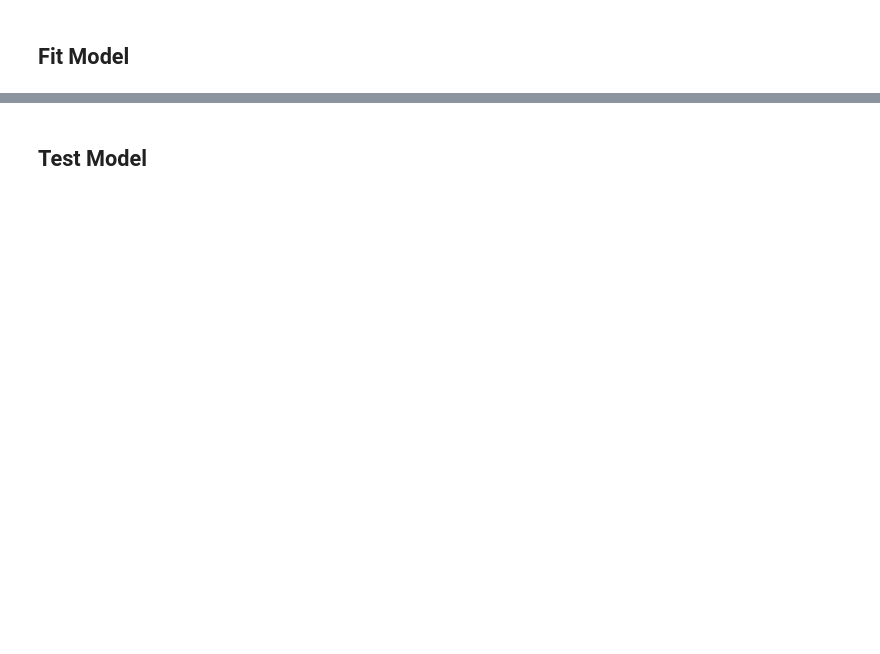
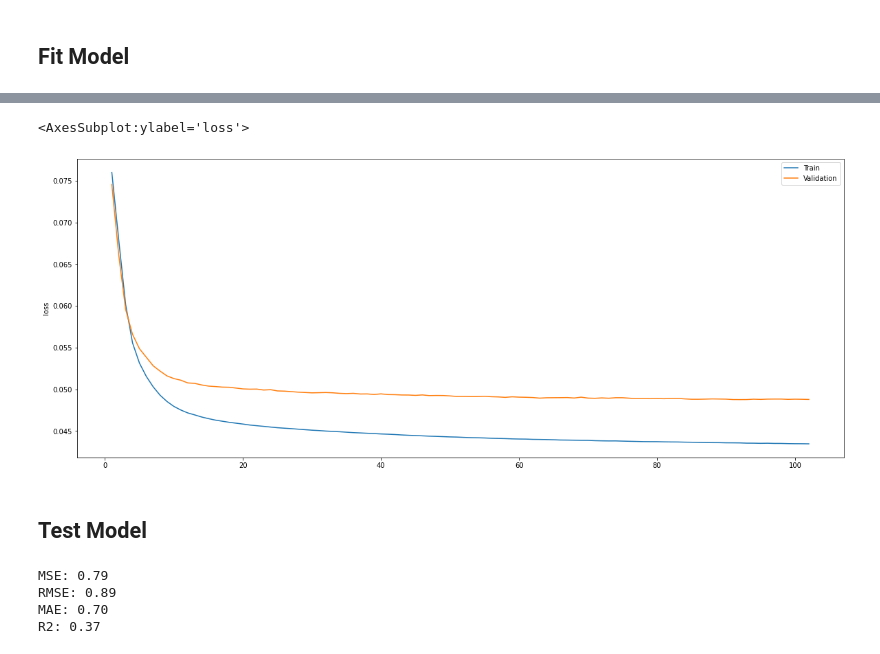
Before and after one commit to emremidilli/Movie-Recommender-System, a Jupyter notebook: Analysis.ipynb, the cells around one changed output, grey strips where cells are left out. Saved outputs shown, nothing was run; the diff lists cells and outputs as text; code cells hidden in the pictures; blank space fills up the shorter version.

```diff
--- a/Analysis.ipynb
+++ b/Analysis.ipynb
@@ -448,15 +359,15 @@ oEarlyStop = tf.keras.callbacks.EarlyStopping(
     monitor = 'val_loss',
     mode = 'min',
     verbose = 0 ,
-    patience = 50,
+    patience = 10,
     restore_best_weights = True)
 
 oModelRatingEstimator.fit(
     [aMovie_X_Train, aUser_X_Train],
     a_y_Train,
     epochs= 1000,
-    batch_size=528,
-    verbose=0,
+    batch_size=2**12,
+    verbose=1,
     validation_data= ([aMovie_X_Validation, aUser_X_Validation], a_y_Validation),
     callbacks=[oEarlyStop]
 )
@@ -465,17 +394,26 @@ dfHistory = pd.DataFrame(oModelRatingEstimator.history.history)
 # %%
 plt.figure(figsize = (20, 8))
-sns.lineplot(data = dfHistory['loss'].iloc[:], legend = True, label = 'Train')
-sns.lineplot(data = dfHistory['val_loss'].iloc[0:], legend = True, label = 'Validation')
+sns.lineplot(data = dfHistory['loss'].iloc[1:], legend = True, label = 'Train')
+sns.lineplot(data = dfHistory['val_loss'].iloc[1:], legend = True, label = 'Validation')
+# %% [output]
+<AxesSubplot:ylabel='loss'>
+[figure, added]
 # %% [markdown]
 ## Test Model
 # %%
 a_y_pred = oModelRatingEstimator.predict([aMovie_X_Test, aUser_X_Test])
-a_y_pred = oScaler_y.inverse_transform(a_y_pred)
-a_y_test = oScaler_y.inverse_transform(a_y_Test)
 
-fMse =  sklearn.metrics.mean_squared_error(a_y_test, a_y_pred)
+pred = oScaler_y.inverse_transform(a_y_pred)
+ground_true = oScaler_y.inverse_transform(a_y_Test)
+
+fMse =  sklearn.metrics.mean_squared_error(ground_true, pred)
 fRmse = np.sqrt(fMse)
-fMae = sklearn.metrics.mean_absolute_error(a_y_test, a_y_pred)
-fR2 =  sklearn.metrics.r2_score(a_y_test, a_y_pred)
+fMae = sklearn.metrics.mean_absolute_error(ground_true, pred)
+fR2 =  sklearn.metrics.r2_score(ground_true, pred)
 
-print('MSE: {}\nRMSE: {}\nMAE: {}\nR2: {}'.format(fMse, fRmse, fMae, fR2))
+print('MSE: {:.2f}\nRMSE: {:.2f}\nMAE: {:.2f}\nR2: {:.2f}'.format(fMse, fRmse, fMae, fR2))
+# %% [output]
+MSE: 0.79
+RMSE: 0.89
+MAE: 0.70
+R2: 0.37
```
Also changed, not shown: parts of 54 cells of this notebook, 1 other file.
